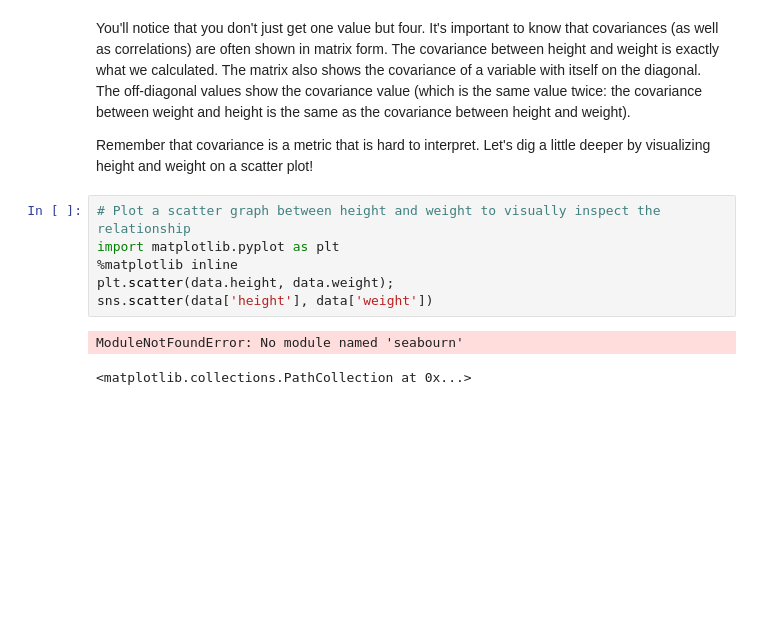
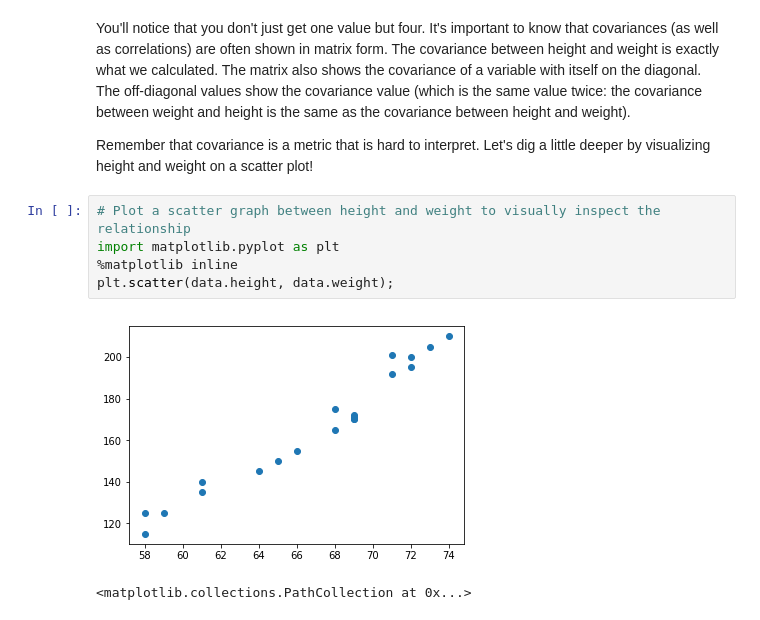
Before and after one commit to zaborowm/dsc-correlation-covariance-lab-nyc-ds-career-042219, a Jupyter notebook: index.ipynb, the cells around one changed output. Saved outputs shown, nothing was run; the diff lists cells and outputs as text; blank space fills up the shorter version.

```diff
--- a/index.ipynb
+++ b/index.ipynb
@@ -224,11 +224,10 @@ Remember that covariance is a metric that is hard to interpret. Let's dig a litt
 # %%
 # Plot a scatter graph between height and weight to visually inspect the relationship
 import matplotlib.pyplot as plt
 %matplotlib inline
 plt.scatter(data.height, data.weight);
-sns.scatter(data['height'], data['weight'])
 # %% [output]
-ModuleNotFoundError: No module named 'seabourn'
+[figure, added]
 # %%
 # %% [output]
 <matplotlib.collections.PathCollection at 0x...>
```
